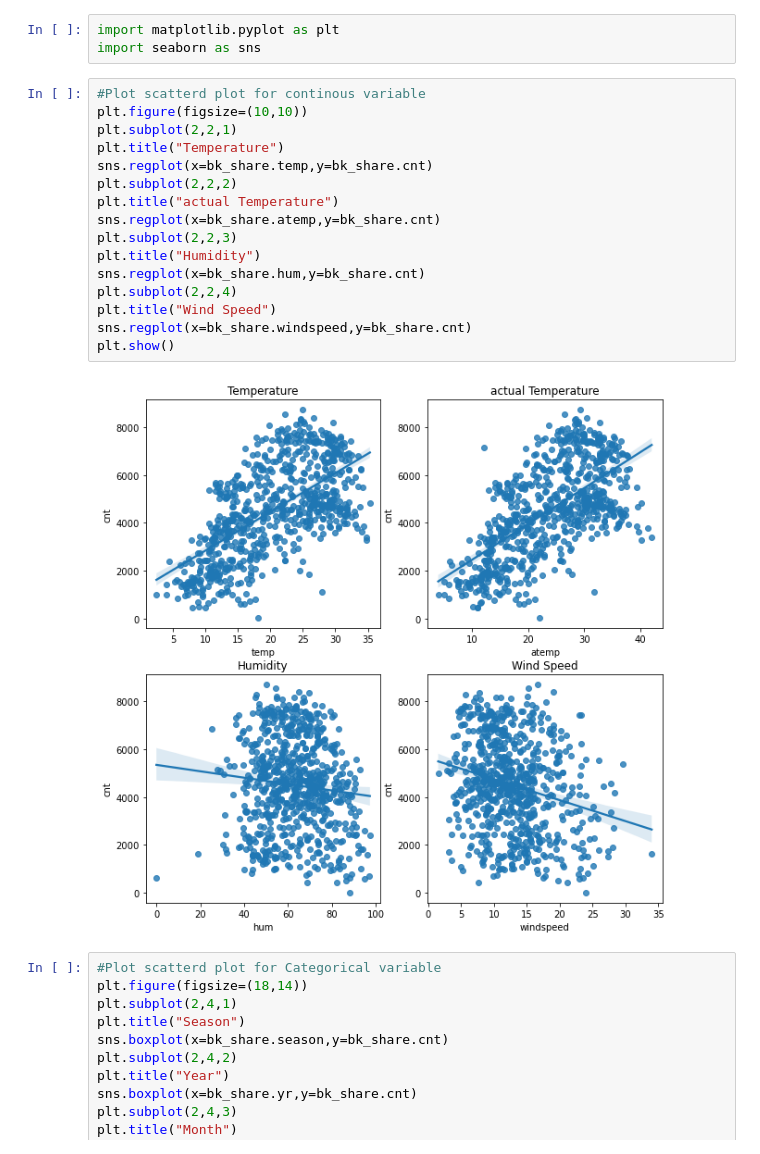
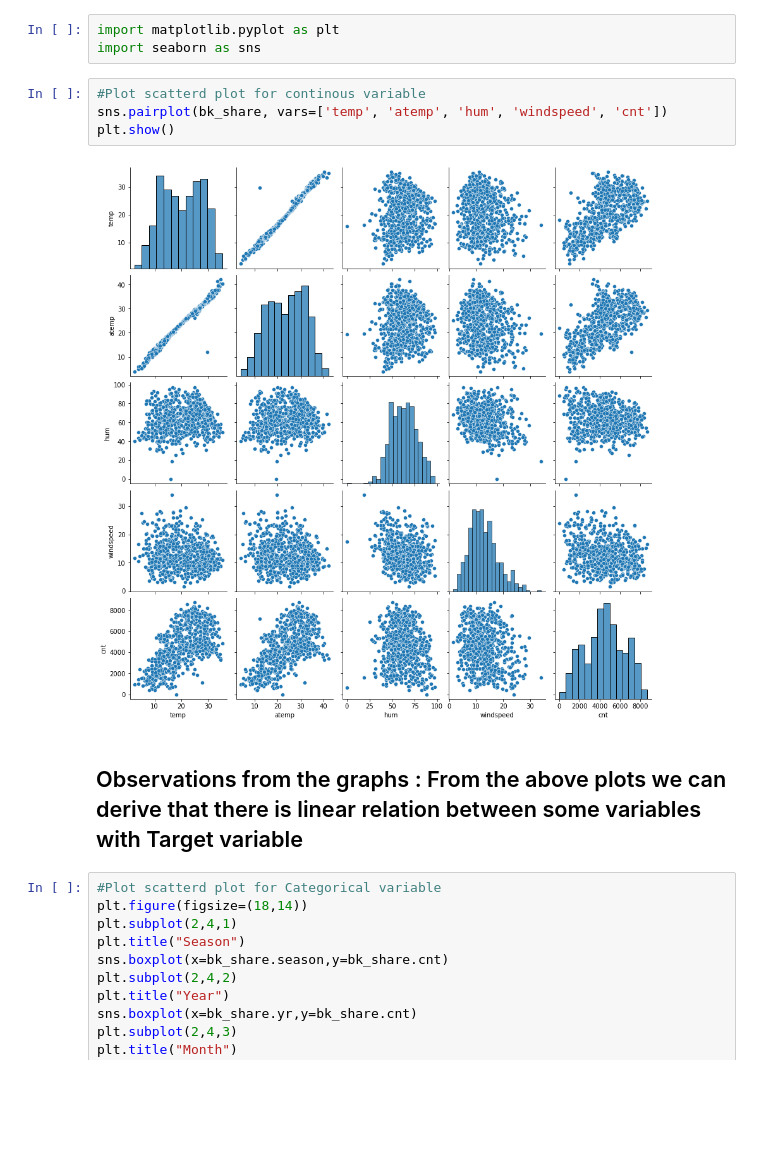
Before and after one commit to Naveenkv93/Bike_Sharing_Case_Study, a Jupyter notebook: Bike_Sharing_assignment_NaveenV.ipynb, the cells around one changed output. Cells and saved outputs as stored; diff of their text form; blank space fills up the shorter version.

```diff
--- a/Bike_Sharing_assignment_NaveenV.ipynb
+++ b/Bike_Sharing_assignment_NaveenV.ipynb
@@ -105,22 +105,12 @@ import matplotlib.pyplot as plt
 import seaborn as sns
 # %%
 #Plot scatterd plot for continous variable
-plt.figure(figsize=(10,10))
-plt.subplot(2,2,1)
-plt.title("Temperature")
-sns.regplot(x=bk_share.temp,y=bk_share.cnt)
-plt.subplot(2,2,2)
-plt.title("actual Temperature")
-sns.regplot(x=bk_share.atemp,y=bk_share.cnt)
-plt.subplot(2,2,3)
-plt.title("Humidity")
-sns.regplot(x=bk_share.hum,y=bk_share.cnt)
-plt.subplot(2,2,4)
-plt.title("Wind Speed")
-sns.regplot(x=bk_share.windspeed,y=bk_share.cnt)
+sns.pairplot(bk_share, vars=['temp', 'atemp', 'hum', 'windspeed', 'cnt'])
 plt.show()
 # %% [output]
-[figure, old version]
+[figure, new version]
+# %% [markdown]
+ ## Observations from the graphs : From the above plots we can derive that there is linear relation between some variables with Target variable
 # %%
 #Plot scatterd plot for Categorical variable
 plt.figure(figsize=(18,14))
```
Also changed, not shown: parts of 6 cells of this notebook, 1 other file.
